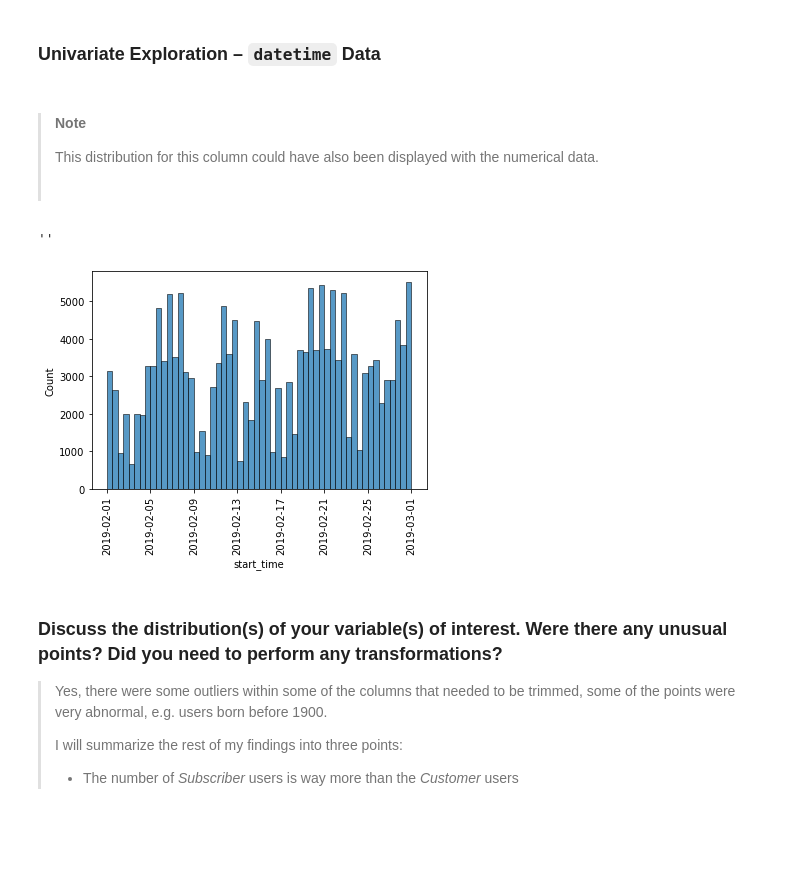
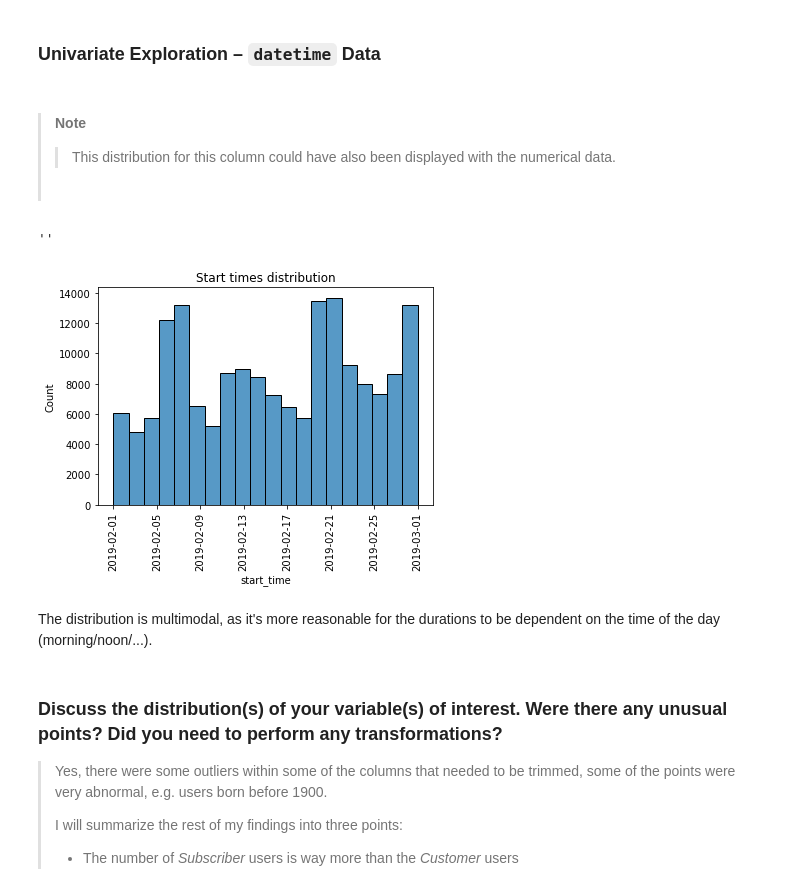
Before and after one commit to Moaaz-Mahmoud/Ford-Gobike-Data-Analysis, a Jupyter notebook: exploration_template.ipynb, the cells around one changed output. Cells and saved outputs as stored; diff of their text form; code cells hidden in the pictures; blank space fills up the shorter version.

```diff
--- a/exploration_template.ipynb
+++ b/exploration_template.ipynb
@@ -266,17 +272,20 @@ for col in ['user_type', 'member_gender', 'bike_share_for_all_trip']:
 ### Univariate Exploration – `datetime` Data
 # %% [markdown]
 > #### Note
-> This distribution for this column could have also been displayed with the numerical data.
->
->
+>> This distribution for this column could have also been displayed with the numerical data.
+>>
+>>
 > <span style="color:white">.</span>
 # %%
-sns.histplot(data=gobike, x='start_time')
+sns.histplot(data=gobike, x='start_time', bins=20)
 plt.xticks(rotation=90)
+plt.title('Start times distribution')
 ;
 # %% [output]
 ''
-[figure, old version]
+[figure, new version]
+# %% [markdown]
+The distribution is multimodal, as it's more reasonable for the durations to be dependent on the time of the day (morning/noon/...).
 # %% [markdown]
 ### Discuss the distribution(s) of your variable(s) of interest. Were there any unusual points? Did you need to perform any transformations?
 
```
Also changed, not shown: parts of 14 cells of this notebook.
